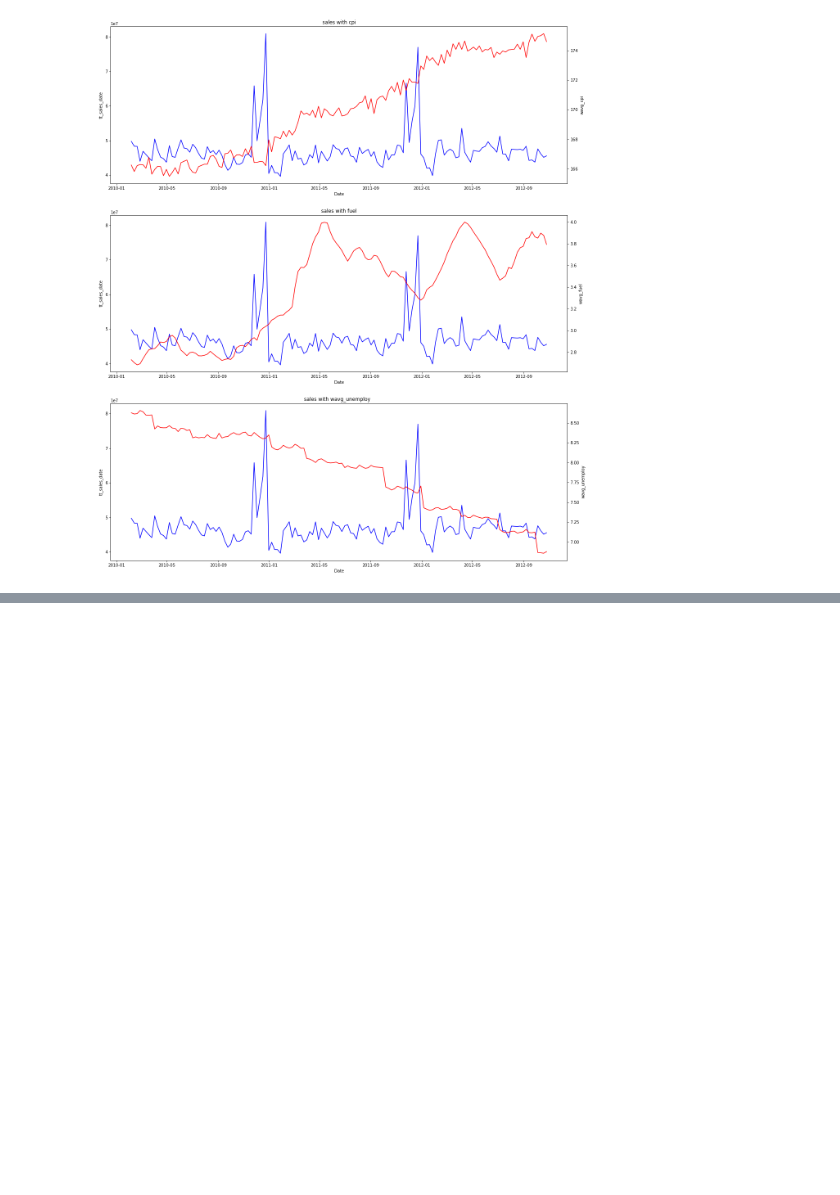
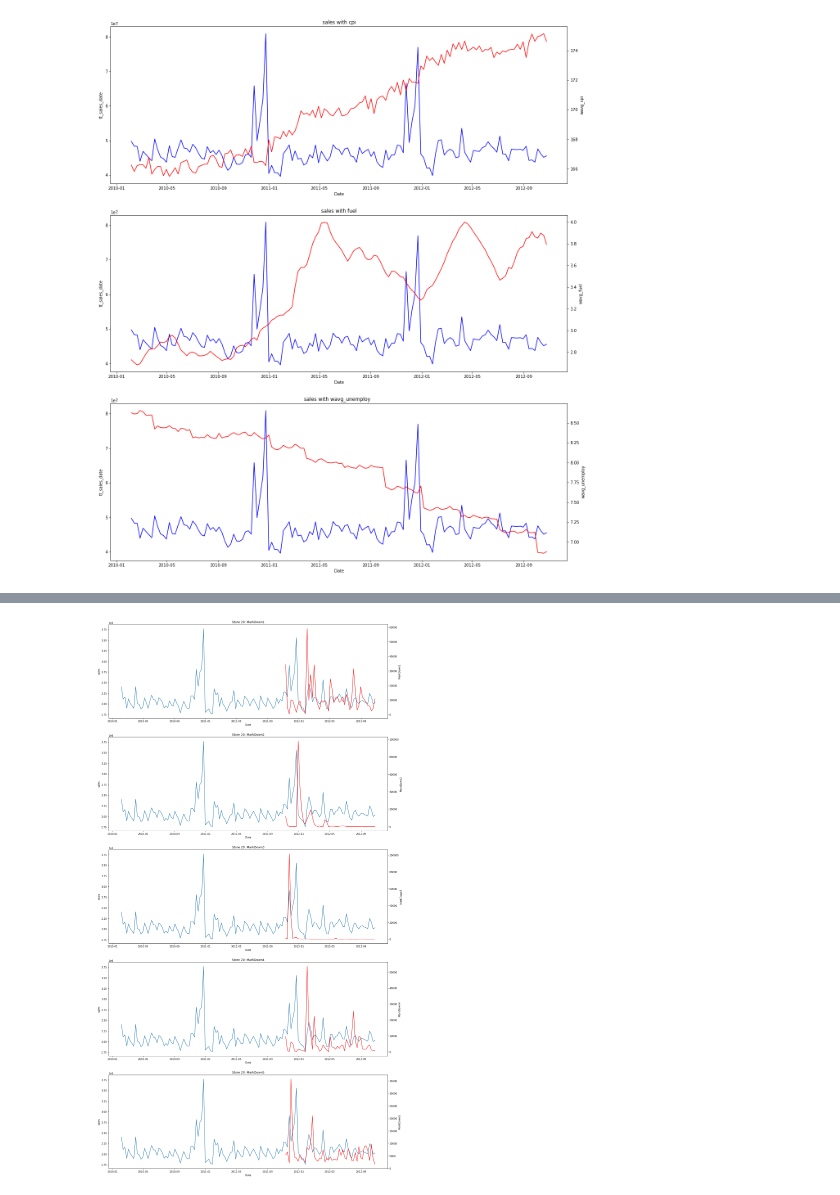
Before and after one commit to NatYhee/walmart-recruit-forecast, a Jupyter notebook: notebooks/data_understanding_eda.ipynb, the cells around one changed output, grey strips where cells are left out. Cells and saved outputs as stored; diff of their text form; code cells hidden in the pictures; blank space fills up the shorter version.

```diff
--- a/notebooks/data_understanding_eda.ipynb
+++ b/notebooks/data_understanding_eda.ipynb
@@ -410,0 +425,5 @@ memory usage: 9.9+ KB
+# %%
+train_store_features_20_df =  train_store_features_df[train_store_features_df.Store == 20]
+train_store_features_20_df.describe()
+
+train_store_features_20_df
@@ -410,0 +444,41 @@ memory usage: 9.9+ KB
+# %%
+plt.subplots(5, 1, figsize=(20, 8 * 5))
+
+plt.subplot(5, 1, 1)
+plt.title("Store 20: MarkDown1")
+
+g1 = sns.lineplot(data=train_store_features_20_df, x=train_store_features_20_df["Date"], y=train_store_features_20_df["sales"])
+g1_ax2 = g1.twinx()
+g1_ax2 = sns.lineplot(data=train_store_features_20_df, x=train_store_features_20_df["Date"], y=train_store_features_20_df["MarkDown1"], color="r")
+
+plt.subplot(5, 1, 2)
+plt.title("Store 20: MarkDown2")
+
+g2 = sns.lineplot(data=train_store_features_20_df, x=train_store_features_20_df["Date"], y=train_store_features_20_df["sales"])
+g2_ax2 = g2.twinx()
+g2_ax2 = sns.lineplot(data=train_store_features_20_df, x=train_store_features_20_df["Date"], y=train_store_features_20_df["MarkDown2"], color="r")
+
+plt.subplot(5, 1, 3)
+plt.title("Store 20: MarkDown3")
+
+g3 = sns.lineplot(data=train_store_features_20_df, x=train_store_features_20_df["Date"], y=train_store_features_20_df["sales"])
+g3_ax2 = g3.twinx()
+g3_ax2 = sns.lineplot(data=train_store_features_20_df, x=train_store_features_20_df["Date"], y=train_store_features_20_df["MarkDown3"], color="r")
+
+plt.subplot(5, 1, 4)
+plt.title("Store 20: MarkDown4")
+
+g4 = sns.lineplot(data=train_store_features_20_df, x=train_store_features_20_df["Date"], y=train_store_features_20_df["sales"])
+g4_ax2 = g4.twinx()
+g4_ax2 = sns.lineplot(data=train_store_features_20_df, x=train_store_features_20_df["Date"], y=train_store_features_20_df["MarkDown4"], color="r")
+
+plt.subplot(5, 1, 5)
+plt.title("Store 20: MarkDown5")
+
+g5 = sns.lineplot(data=train_store_features_20_df, x=train_store_features_20_df["Date"], y=train_store_features_20_df["sales"])
+g5_ax2 = g5.twinx()
+g5_ax2 = sns.lineplot(data=train_store_features_20_df, x=train_store_features_20_df["Date"], y=train_store_features_20_df["MarkDown5"], color="r")
+
+plt.show()
+# %% [output]
+[figure, added]
```
Also changed, not shown: parts of 12 cells of this notebook, 1 other file.
